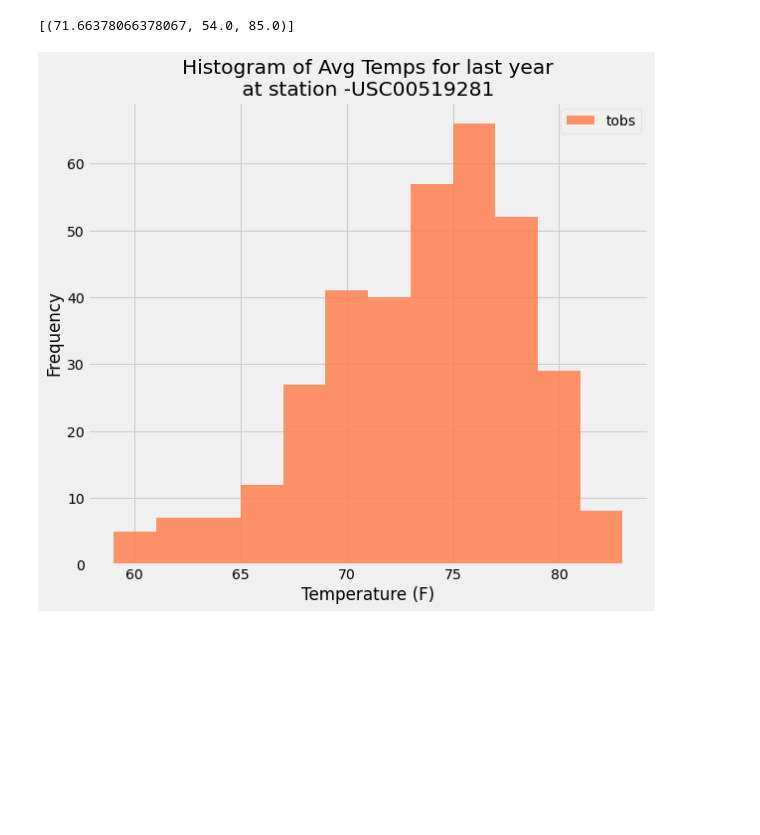
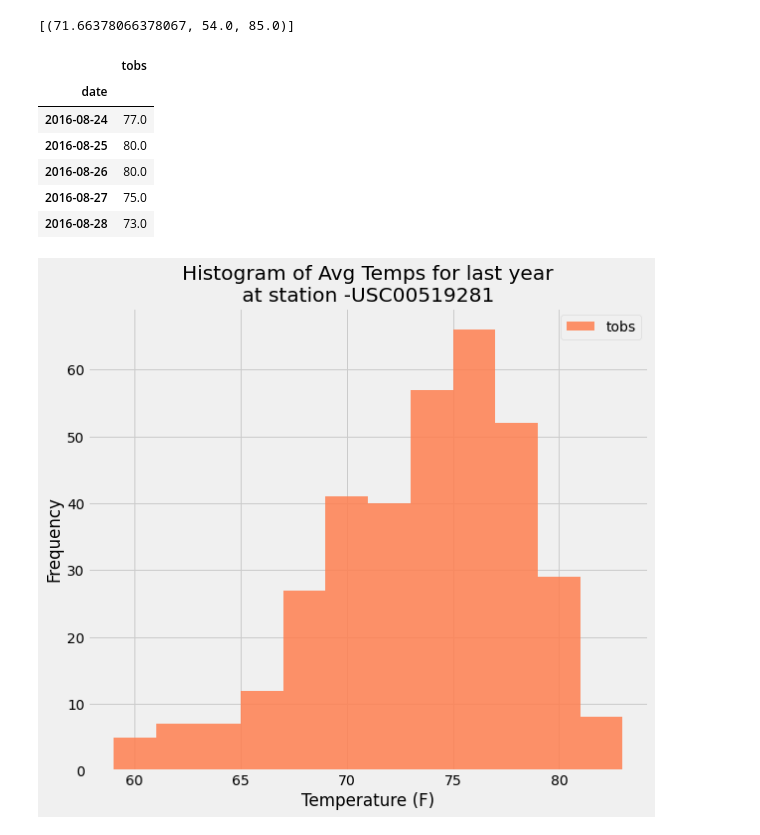
Before and after one commit to maheshsfd124/sqlalchemy-challenge, a Jupyter notebook: climate_starter.ipynb, the cells around one changed output. Saved outputs shown, nothing was run; the diff lists cells and outputs as text; code cells hidden in the pictures; blank space fills up the shorter version.

```diff
--- a/climate_starter.ipynb
+++ b/climate_starter.ipynb
@@ -141,22 +141,31 @@ most_active_station_analysis
 # %%
 # df3=pd.read_sql_query("""select Measurement.date,Measurement.tobs from measurement
 # where Measurement.station='USC00519281'""",conn)
 # temp_df = df3.set_index("date").sort_index(ascending=True)
 # temp_df.head()
 
 
 temp_results = (
     session.query(Measurement.date, Measurement.tobs)
     .filter(Measurement.date > '2016-08-23')
     .filter(Measurement.station == active_stations[0][0])
     .order_by(Measurement.date)
     .all()
 )
 
 # Convert query object to dataframe
 temp_df = pd.DataFrame(temp_results,columns=['date','tobs'])
 temp_df.head()
 temp_df = temp_df.set_index("date").sort_index(ascending=True)
+temp_df.head()
+# %% [output]
+|  | tobs |
+| date |  |
+| 2016-08-24 | 77.0 |
+| 2016-08-25 | 80.0 |
+| 2016-08-26 | 80.0 |
+| 2016-08-27 | 75.0 |
+| 2016-08-28 | 73.0 |
 # %%
 # Using the most active station id
 # Query the last 12 months of temperature observation data for this station and plot the results as a histogram
```
Also changed, not shown: parts of 3 cells of this notebook, 1 other file.
